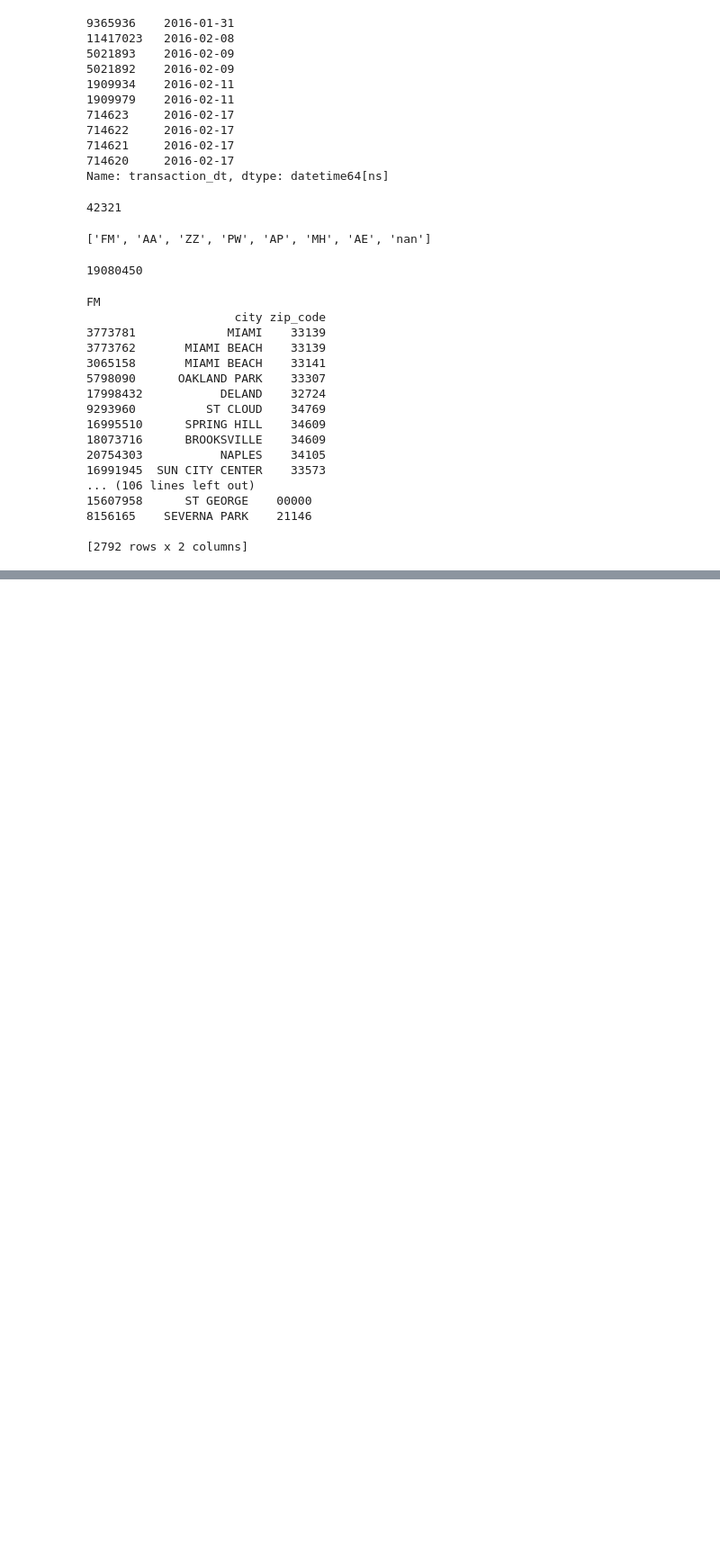
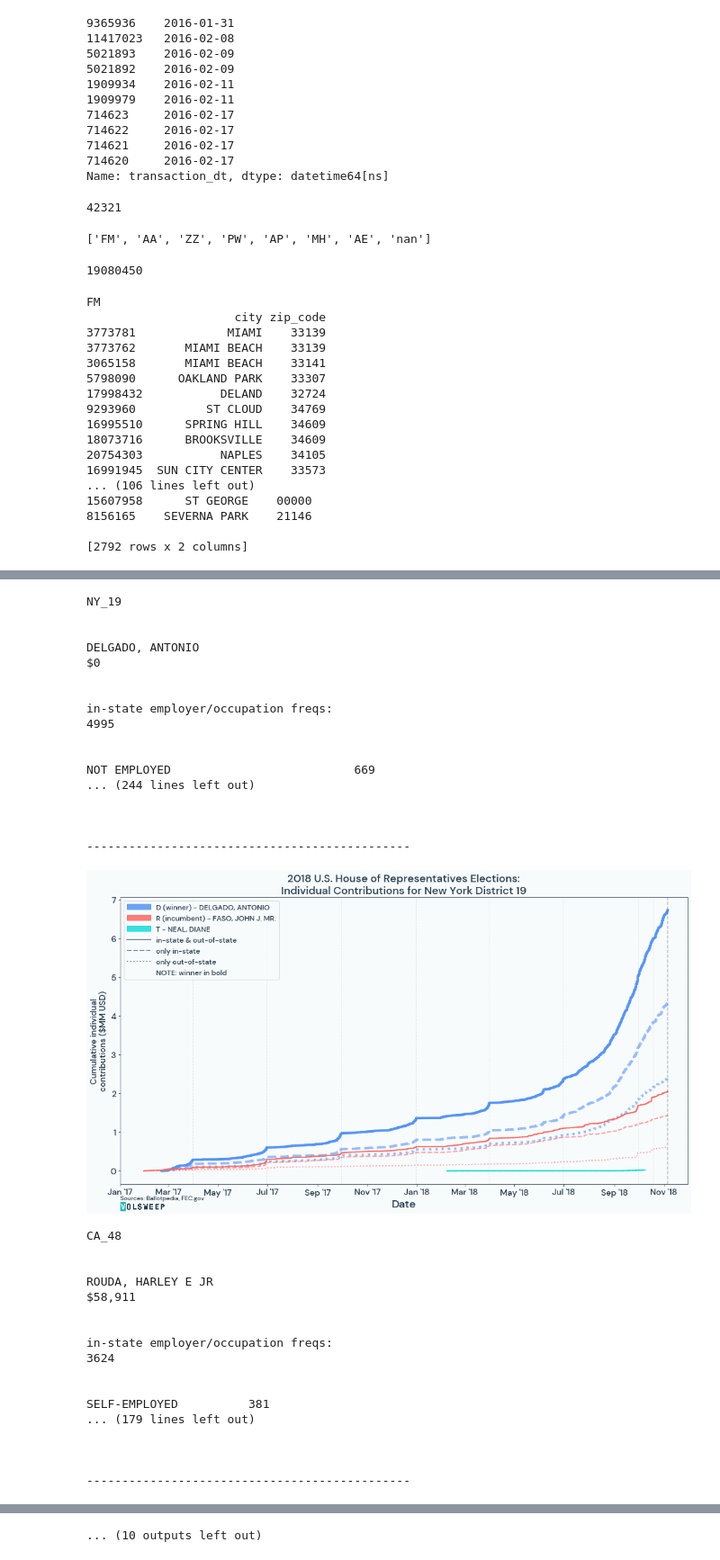
Before and after one commit to volsweep/volsweep.github.io, a Jupyter notebook: projects/FEC/2018/05a - 2018_IndividualContributions_clean1.ipynb, the cells around one changed output, grey strips where cells are left out. Shown at 90% size. Drawn from its saved outputs; the diff is of its cells as text; code cells hidden in the pictures; blank space fills up the shorter version.

```diff
--- a/projects/FEC/2018/05a - 2018_IndividualContributions_clean1.ipynb
+++ b/projects/FEC/2018/05a - 2018_IndividualContributions_clean1.ipynb
@@ -3298,6 +3298,3 @@ def plot_indiv_contribs(contest):
 
         print('\n\n\n')
     return
-# %%
-for which in ['CA_21', 'FL_26', 'GA_06', 'IL_06', 'OK_05', 'UT_04', 'VA_10']:
-    plot_indiv_contribs(which)
@@ -3430,0 +3301,39 @@ NOT EMPLOYED                    547
+# %%
+for which in ['NY_19', 'CA_48', 'CA_25', 'CA_10', 'MI_08', 'VA_07', 'CA_45', 'NJ_03', 'MN_03', 'NJ_07', 'TX_07']:
+    plot_indiv_contribs(which)
+# %% [output]
+NY_19
+
+
+DELGADO, ANTONIO
+$0
+
+
+in-state employer/occupation freqs:
+4995
+
+
+NOT EMPLOYED                          669
+... (244 lines left out)
+
+
+
+----------------------------------------------
+[figure, added]
+CA_48
+
+
+ROUDA, HARLEY E JR
+$58,911
+
+
+in-state employer/occupation freqs:
+3624
+
+
+SELF-EMPLOYED          381
+... (179 lines left out)
+
+
+
+----------------------------------------------
@@ -3431,3 +3413,4 @@ NOT EMPLOYED                    547
+... (10 outputs left out)
 # %%
 plt.figure()
 
```
Also changed, not shown: parts of 2 cells of this notebook, 32 other files.
